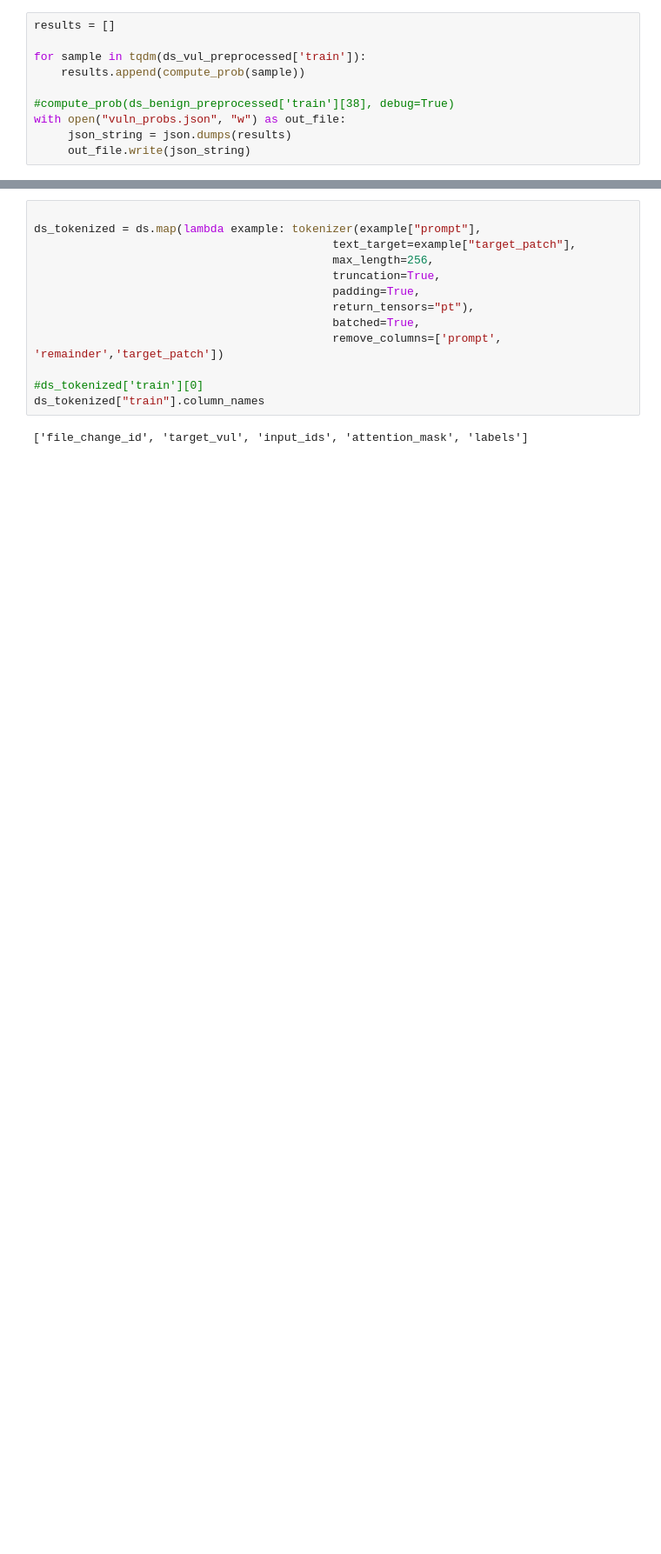
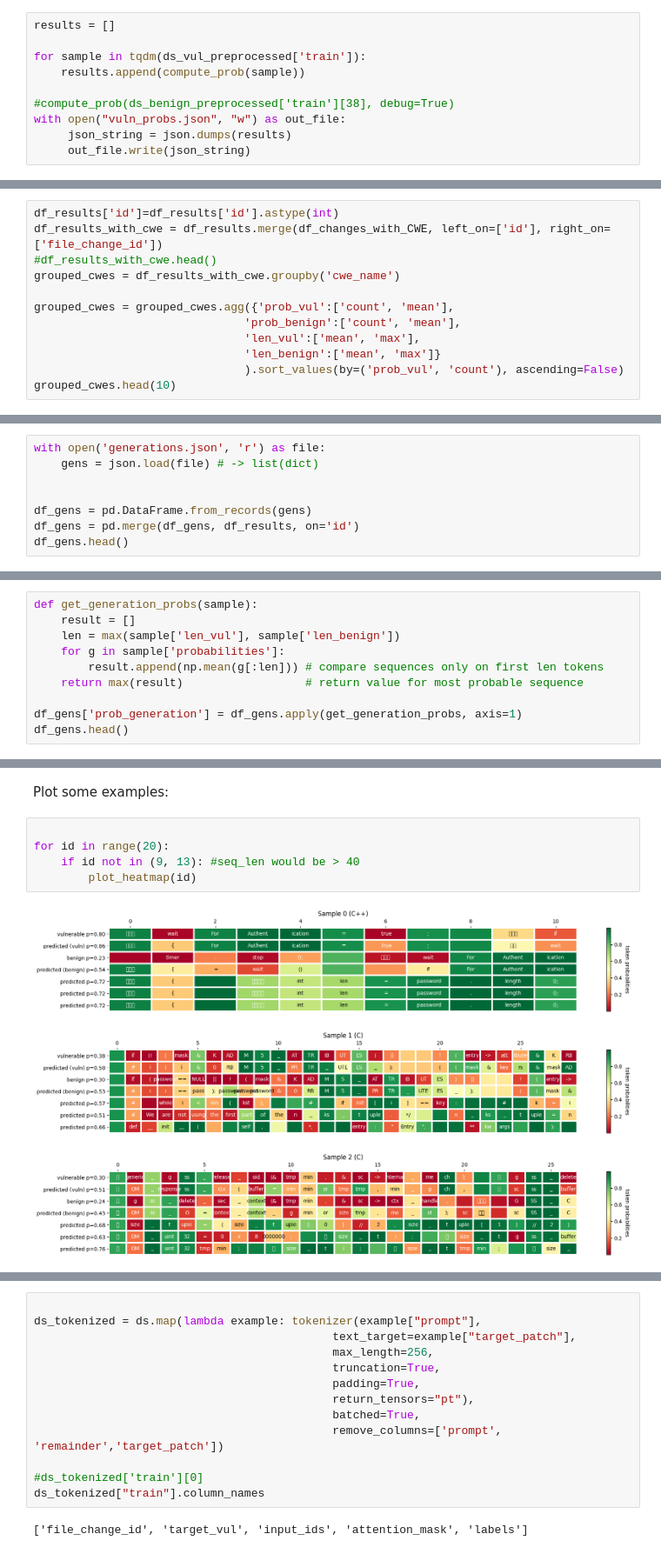
Before and after one commit to violacampos/bigcode-evaluation-harness, a Jupyter notebook: playground/ppl.ipynb, the cells around one changed output, grey strips where cells are left out. Shown at 87% size. Drawn from its saved outputs; the diff is of its cells as text; blank space fills up the shorter version.

Commit message:
plot heatmaps, added CWE information

```diff
--- a/playground/ppl.ipynb
+++ b/playground/ppl.ipynb
@@ -333,0 +252,12 @@ nlls
+# %%
+df_results['id']=df_results['id'].astype(int)
+df_results_with_cwe = df_results.merge(df_changes_with_CWE, left_on=['id'], right_on=['file_change_id'])
+#df_results_with_cwe.head()
+grouped_cwes = df_results_with_cwe.groupby('cwe_name')
+
+grouped_cwes = grouped_cwes.agg({'prob_vul':['count', 'mean'],
+                               'prob_benign':['count', 'mean'],
+                               'len_vul':['mean', 'max'],
+                               'len_benign':['mean', 'max']}
+                               ).sort_values(by=('prob_vul', 'count'), ascending=False)
+grouped_cwes.head(10)
@@ -333,0 +335,8 @@ nlls
+# %%
+with open('generations.json', 'r') as file:
+    gens = json.load(file) # -> list(dict)
+
+
+df_gens = pd.DataFrame.from_records(gens)
+df_gens = pd.merge(df_gens, df_results, on='id')
+df_gens.head()
@@ -333,0 +350,10 @@ nlls
+# %%
+def get_generation_probs(sample):
+    result = []
+    len = max(sample['len_vul'], sample['len_benign'])
+    for g in sample['probabilities']:
+        result.append(np.mean(g[:len])) # compare sequences only on first len tokens
+    return max(result)                  # return value for most probable sequence
+
+df_gens['prob_generation'] = df_gens.apply(get_generation_probs, axis=1)
+df_gens.head()
@@ -333,0 +584,11 @@ nlls
+# %% [markdown]
+Plot some examples:
+# %%
+
+for id in range(20):
+    if id not in (9, 13): #seq_len would be > 40
+        plot_heatmap(id)
+# %% [output]
+[figure, added]
+[figure, added]
+[figure, added]
```
Also changed, not shown: parts of 22 cells of this notebook.
